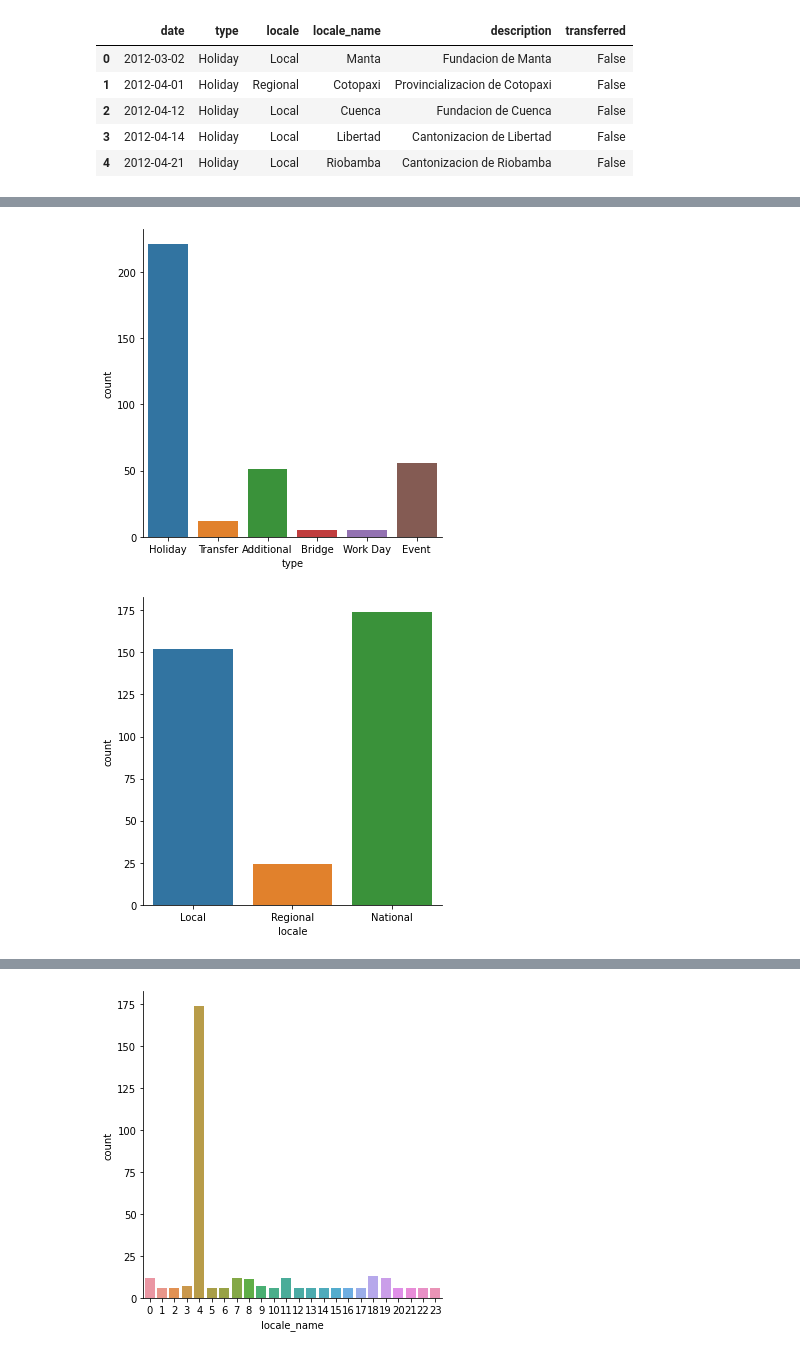
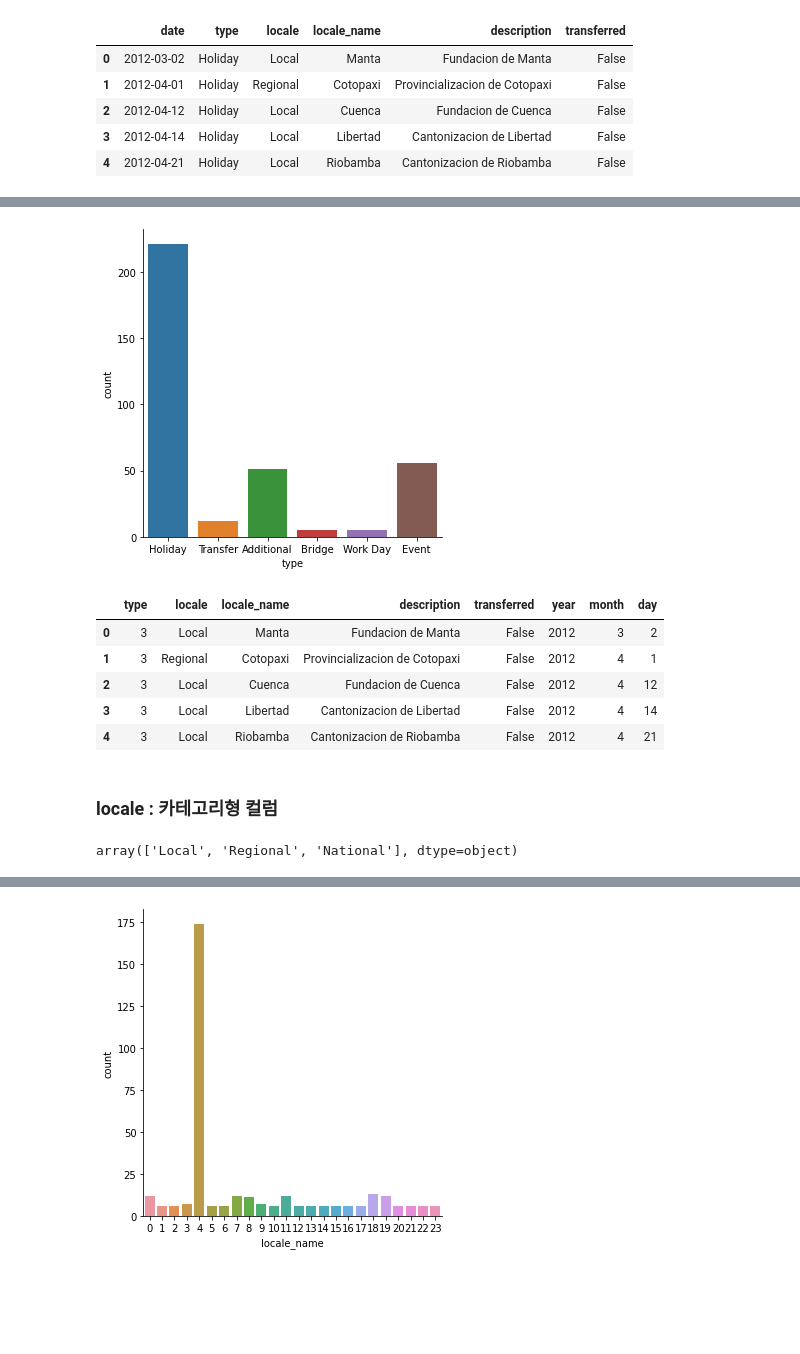
Before and after one commit to nahyeon-an/python, a Jupyter notebook: ML/store-sales/baseline.ipynb, the cells around one changed output, grey strips where cells are left out. Drawn from its saved outputs; the diff is of its cells as text; code cells hidden in the pictures; blank space fills up the shorter version.

```diff
--- a/ML/store-sales/baseline.ipynb
+++ b/ML/store-sales/baseline.ipynb
@@ -124,8 +113,5 @@ import matplotlib.pyplot as plt
 # %%
-cols = ['type', 'locale']
-for col in cols:
-    sns.catplot(data=df, x=col, kind='count')
-    plt.show()
+sns.catplot(data=df, x='type', kind='count')
+plt.show()
 # %% [output]
 [figure]
-[figure, removed]
@@ -134,0 +121,15 @@ label_encoder = LabelEncoder()
+# %%
+df.head()
+# %% [output]
+|  | type | locale | locale_name | description | transferred | year | month | day |
+| 0 | 3 | Local | Manta | Fundacion de Manta | False | 2012 | 3 | 2 |
+| 1 | 3 | Regional | Cotopaxi | Provincializacion de Cotopaxi | False | 2012 | 4 | 1 |
+| 2 | 3 | Local | Cuenca | Fundacion de Cuenca | False | 2012 | 4 | 12 |
+| 3 | 3 | Local | Libertad | Cantonizacion de Libertad | False | 2012 | 4 | 14 |
+| 4 | 3 | Local | Riobamba | Cantonizacion de Riobamba | False | 2012 | 4 | 21 |
+# %% [markdown]
+### locale : 카테고리형 컬럼
+# %%
+df['locale'].unique()
+# %% [output]
+array(['Local', 'Regional', 'National'], dtype=object)
```
Also changed, not shown: parts of 40 cells of this notebook.
